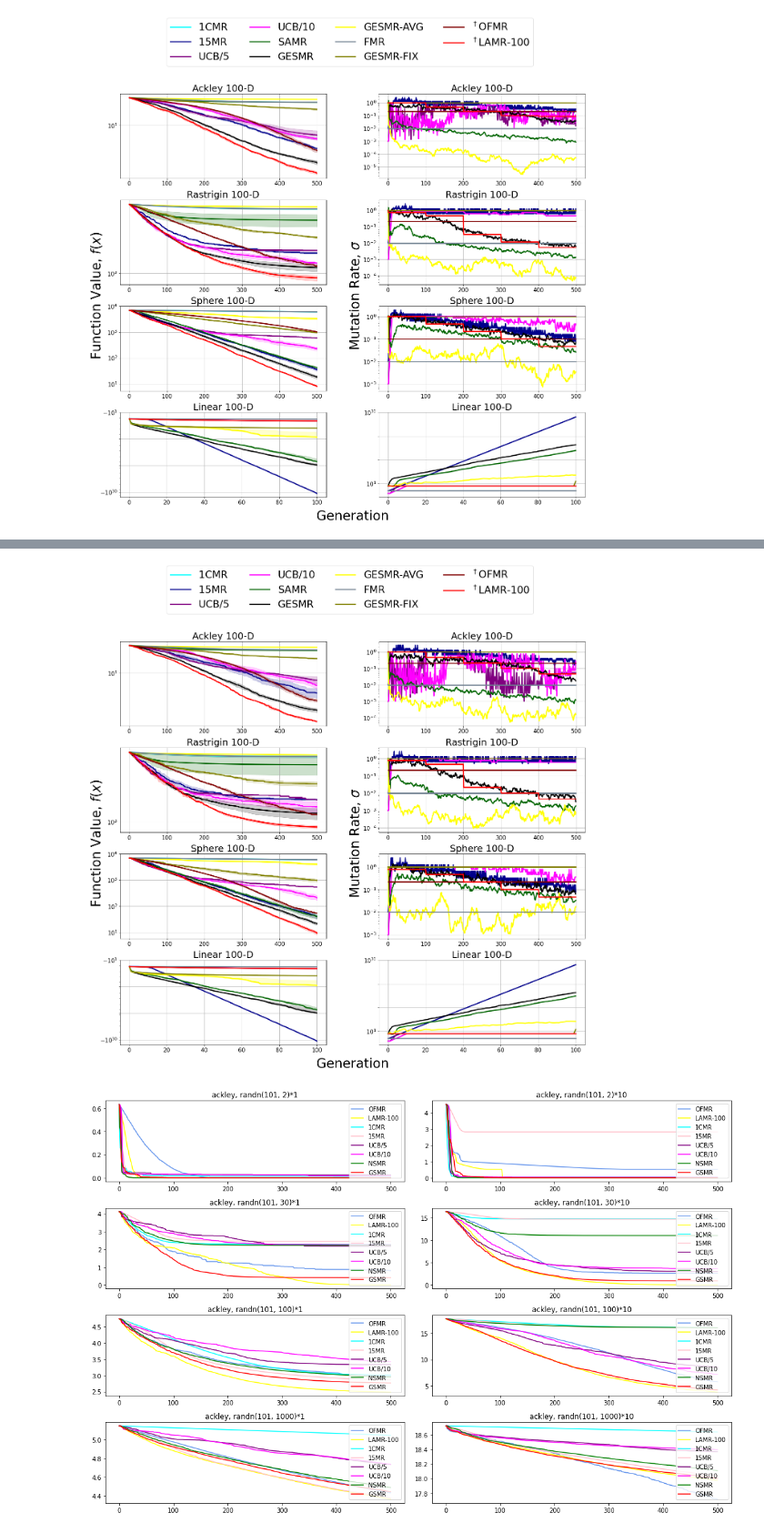
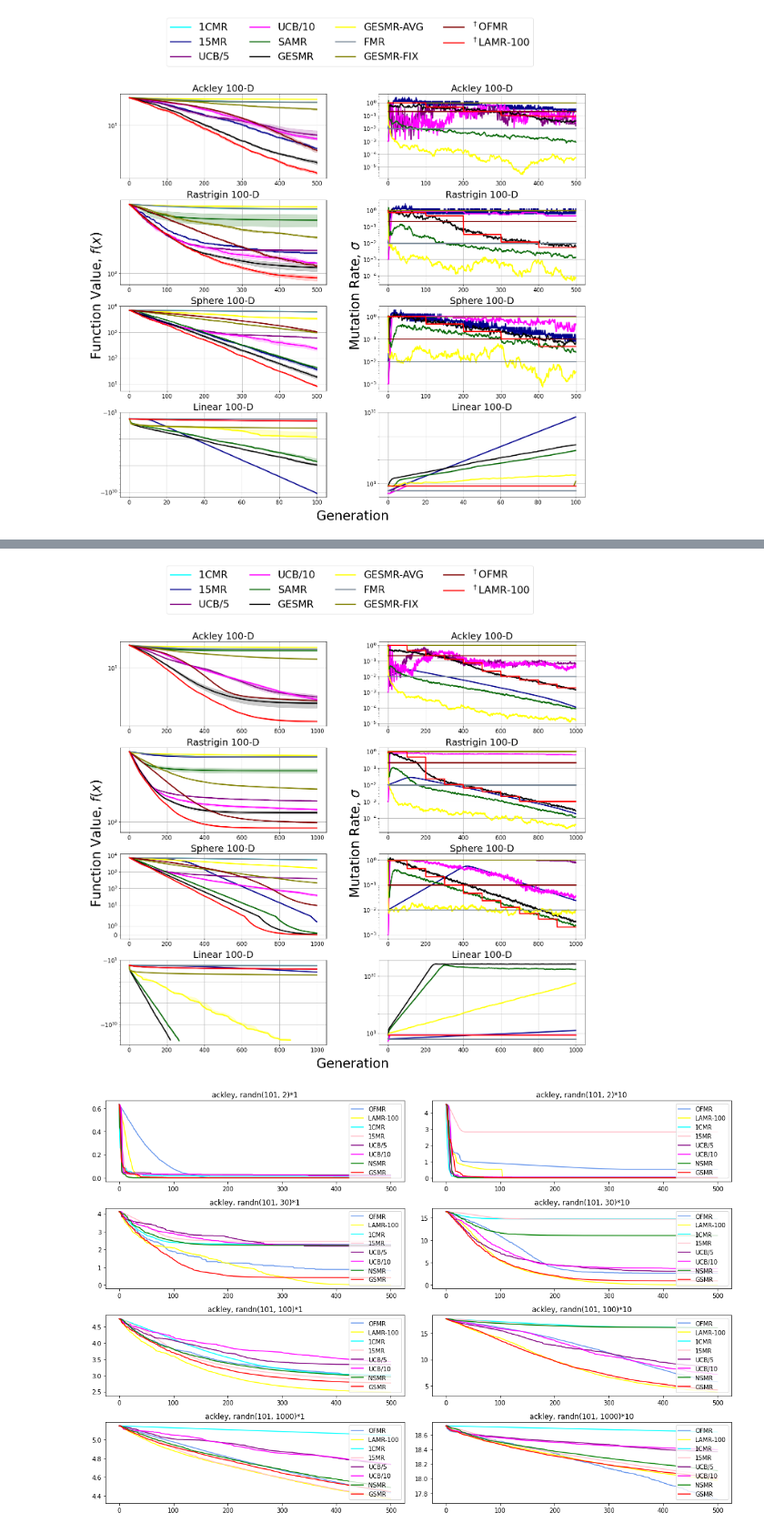
Before and after one commit to akarshkumar0101/evolved-neuroevolution, a Jupyter notebook: paper.ipynb, the cells around one changed output, grey strips where cells are left out. Shown at 91% size. Saved outputs shown, nothing was run; the diff lists cells and outputs as text; code cells hidden in the pictures.

```diff
--- a/paper.ipynb
+++ b/paper.ipynb
@@ -395,39 +448,39 @@ for i, optim_fn in enumerate(optim_fns_render):
     plt.grid()
     for algo in algos_render:
         a = np.stack(data.sel(algo=algo, optim_fn=optim_fn, n_dim=100, init_pop_var=10, fits_mrs='fits').data).copy()
-        viz.plot_mean_std(torch.from_numpy(a)[:, :500], algo2label[algo], algo2color[algo], False,
+        viz.plot_mean_std(torch.from_numpy(a)[:, :1000], algo2label[algo], algo2color[algo], False,
                           render_mean=True, render_std=True, render_plots=False, use_std_error=True, linewidth=3)
         plt.legend().remove()
     plt.yscale('symlog')
     if optim_fn==lin_fn:
         plt.yticks(-np.logspace(1, 30, 4))
 
 #     ticks = plt.gca().get_yticks()
 #     if len(ticks)>7:
 #         plt.gca().set_yticks(ticks[::len(ticks)//2])
 
     plt.sca(axs[i, 1])
     plt.title(optim_fn2label[optim_fn]+' 100-D', fontsize=25)
 #     plt.ylabel('Mutation Rate, $\sigma$', fontsize=25)
     plt.grid()
     for algo in algos_render:
         a = np.stack(data.sel(algo=algo, optim_fn=optim_fn, n_dim=100, init_pop_var=10, fits_mrs='mrs').data).copy()
-        viz.plot_mean_std(torch.from_numpy(a)[:, :500], algo2label[algo], algo2color[algo], True,
+        viz.plot_mean_std(torch.from_numpy(a)[:, :1000], algo2label[algo], algo2color[algo], True,
                           render_mean=True, render_std=False, render_plots=False, use_std_error=True, linewidth=3)
         handles, labels = plt.gca().get_legend_handles_labels()
         plt.legend().remove()
     if optim_fn==lin_fn:
         plt.yticks(np.logspace(1, 30, 4))
 
     plt.xticks(fontsize=15); plt.yticks(fontsize=15)
 ax.legend(handles, labels, fontsize=27, ncol=4, bbox_to_anchor=(.9, 1.2))
 
 plt.tight_layout()
 
 plt.savefig('results/fits_mrs_test.png', dpi=300, bbox_inches='tight')
 plt.show()
 # %% [output]
-[figure, old version]
+[figure, new version]
 # %%
 for optim_fn in data.coords['optim_fn']:
     plt.figure(figsize=(15, 10))
```
Also changed, not shown: parts of 7 cells of this notebook, 8 other files.
